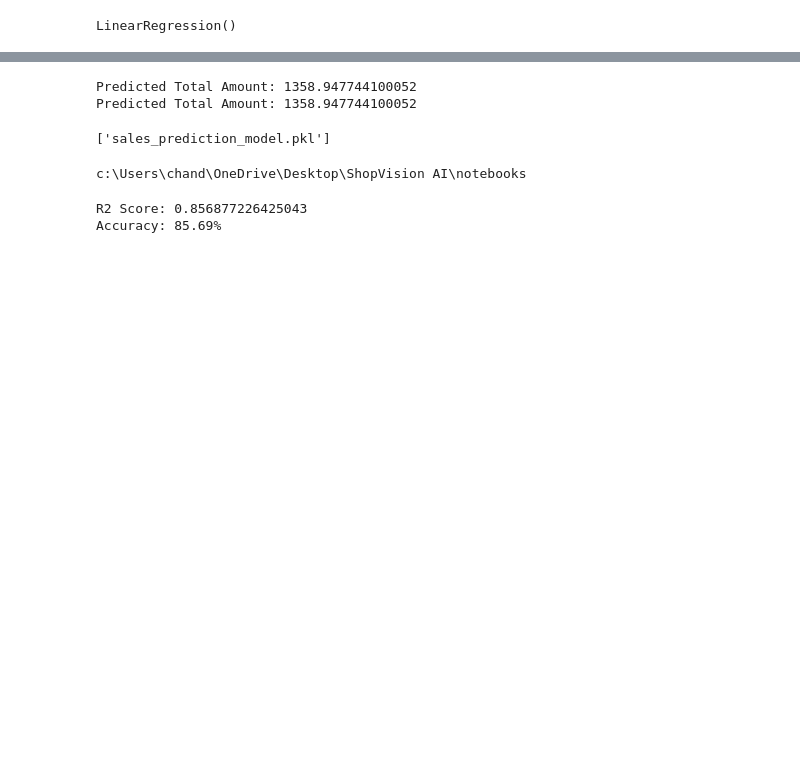
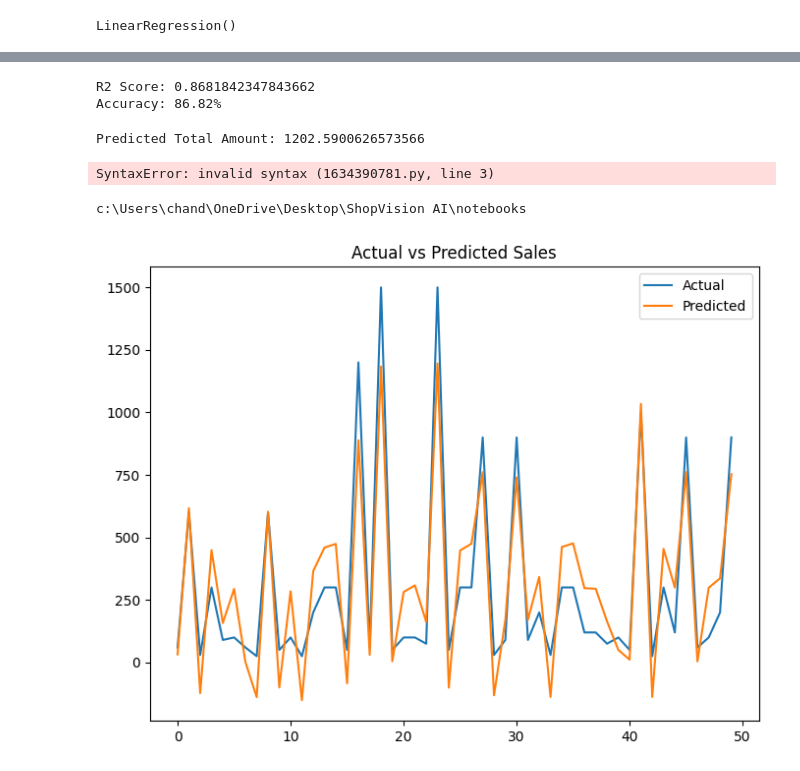
Before and after one commit to MukulSehgal28/Apex_coder_Aiml, a Jupyter notebook: notebooks/notebook39f5791b22.ipynb, the cells around one changed output, grey strips where cells are left out. Saved outputs shown, nothing was run; the diff lists cells and outputs as text; code cells hidden in the pictures; blank space fills up the shorter version.

```diff
--- a/notebooks/notebook39f5791b22.ipynb
+++ b/notebooks/notebook39f5791b22.ipynb
@@ -81,5 +77,9 @@ plt.show()
 # %%
-X = df[['Quantity', 'Price per Unit', 'Age']]
+df = df[df['Total Amount'] > 0]
+
+df = df[df['Total Amount'] < 1800]
+
+X = df[[ 'Quantity','Price per Unit', 'Age']]
 
 y = df['Total Amount']
 # %%
@@ -136,3 +139,15 @@ Mean Absolute Error: 173.1161021544195
+# %%
+from sklearn.metrics import r2_score
+
+y_pred = model.predict(X_test)
+
+r2 = r2_score(y_test, y_pred)
+
+print("R2 Score:", r2)
+print(f"Accuracy: {r2 * 100:.2f}%")
+# %% [output]
+R2 Score: 0.8681842347843662
+Accuracy: 86.82%
 # %%
 new_data = pd.DataFrame({
     'Quantity': [3],
@@ -145,32 +160,33 @@ result = model.predict(new_data)
 print("Predicted Total Amount:", result[0])
 
 result = model.predict(new_data)
-
-print("Predicted Total Amount:", result[0])
 # %% [output]
-Predicted Total Amount: 1358.947744100052
-Predicted Total Amount: 1358.947744100052
+Predicted Total Amount: 1202.5900626573566
 # %%
 import joblib
 
-joblib.dump(model, 'sales_prediction_model.pkl')
+joblib.dump(model, ../ml_models/'sales_prediction_model.pkl')
 # %% [output]
-['sales_prediction_model.pkl']
+SyntaxError: invalid syntax (1634390781.py, line 3)
 # %%
 import os
 
 print(os.getcwd())
 # %% [output]
 c:\Users\chand\OneDrive\Desktop\ShopVision AI\notebooks
-# %%
-from sklearn.metrics import r2_score
-
-y_pred = model.predict(X_test)
-
-r2 = r2_score(y_test, y_pred)
-
-print("R2 Score:", r2)
-print(f"Accuracy: {r2 * 100:.2f}%")
-# %% [output]
-R2 Score: 0.856877226425043
-Accuracy: 85.69%
+# %%
+import matplotlib.pyplot as plt
+
+plt.figure(figsize=(8,6))
+
+plt.plot(y_test.values[:50], label='Actual')
+
+plt.plot(prediction[:50], label='Predicted')
+
+plt.legend()
+
+plt.title("Actual vs Predicted Sales")
+
+plt.show()
+# %% [output]
+[figure, added]
```
Also changed, not shown: parts of 9 cells of this notebook, 21 other files.
